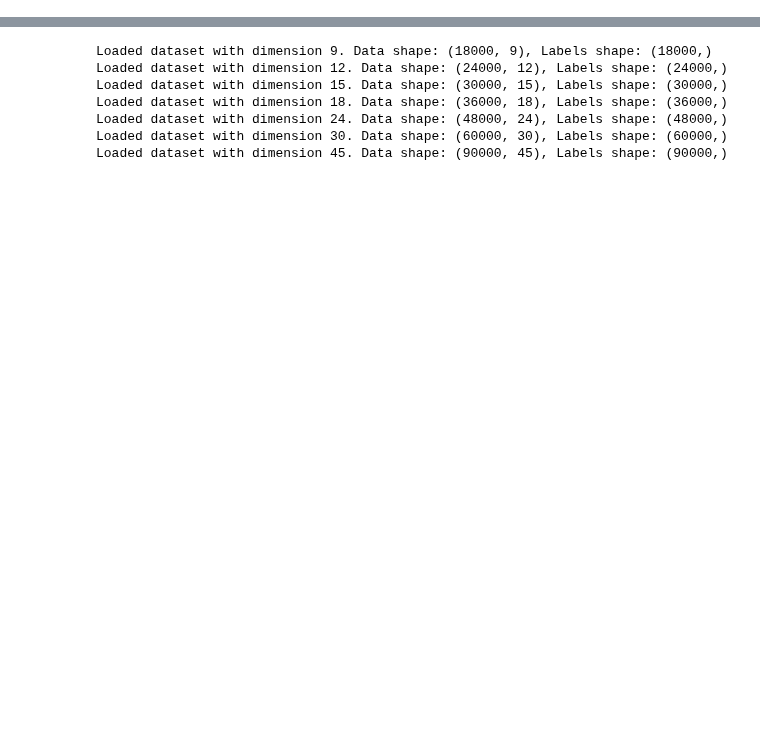
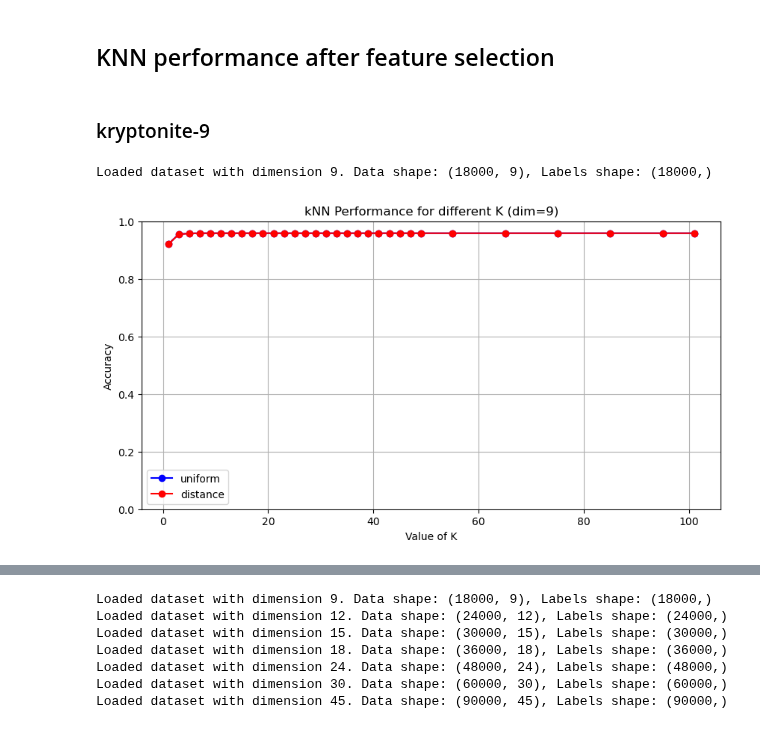
Before and after one commit to Daniel4078/COMP70015-MML-coursework, a Jupyter notebook: Knn.ipynb, the cells around one changed output, grey strips where cells are left out. Saved outputs shown, nothing was run; the diff lists cells and outputs as text; code cells hidden in the pictures; blank space fills up the shorter version.

```diff
--- a/Knn.ipynb
+++ b/Knn.ipynb
@@ -168,0 +28,10 @@ plt.show()
+# %%
+def find_best_knn_params(data, labels,search_grid=np.arange(1,30,2)):
+    # Define the parameter grid for k in kNN
+    param_grid = {'n_neighbors': search_grid,'weights':["uniform","distance"]}
+    # Initialize the KNeighborsClassifier
+    knn = KNeighborsClassifier()
+    # Use GridSearchCV to find the best parameter
+    grid_search = GridSearchCV(knn, param_grid, cv=5)
+    grid_search.fit(data, labels)
+    return grid_search.best_params_['n_neighbors'], grid_search.best_score_,grid_search.best_params_['weights']
@@ -168,0 +155,4 @@ plt.show()
+# %%
+def preprocess_data(data, variance_threshold):
+      variances = np.var(data, axis=0)
+      return data[:, variances > variance_threshold]
@@ -168,0 +210,38 @@ plt.show()
+# %% [markdown]
+## KNN performance after feature selection
+# %%
+def plot_optimal_k(dim,K_range):
+    data, labels = load_data_by_dimension(dim)
+    data =  preprocess_data(data, variance_threshold=0.253)
+
+    X_train, X_test, y_train, y_test = train_test_split(data, labels, test_size=0.2, random_state=42)
+    accuracies_distance=[]
+    accuracies=[]
+    for k in krange:
+        model = KNeighborsClassifier(n_neighbors=k,weights='uniform')
+        model_distance = KNeighborsClassifier(n_neighbors=k,weights='distance')
+
+        acc = cross_val_score(model, X_train, y_train, cv=5)
+        acc_distance = cross_val_score(model_distance, X_train, y_train, cv=5)
+
+        accuracies_distance.append(np.mean(acc_distance))
+        accuracies.append(np.mean(acc))
+    plt.rcdefaults()
+    plt.figure(figsize=(10, 5))
+    plt.plot(krange, accuracies, label="uniform",marker='o', linestyle='-', color='b')
+    plt.plot(krange, accuracies_distance,label="distance", marker='o', linestyle='-', color='r')
+    plt.ylim(0, 1)
+    plt.xlabel('Value of K')
+    plt.ylabel('Accuracy')
+    plt.title(f'kNN Performance for different K (dim={dim})')
+    plt.legend()
+    plt.grid(True)
+    plt.show()
+# %% [markdown]
+### kryptonite-9
+# %%
+krange = list(range(1,50,2))+[55,65,75,85,95,101]
+plot_optimal_k(9,krange)
+# %% [output]
+Loaded dataset with dimension 9. Data shape: (18000, 9), Labels shape: (18000,)
+[figure, added]
```
Also changed, not shown: parts of 45 cells of this notebook.
